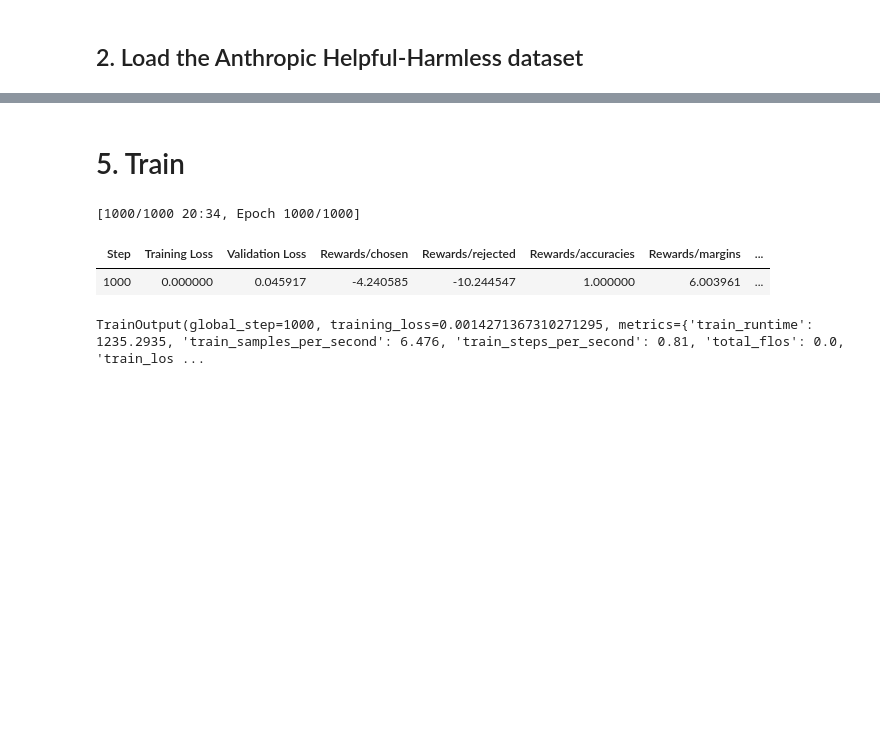
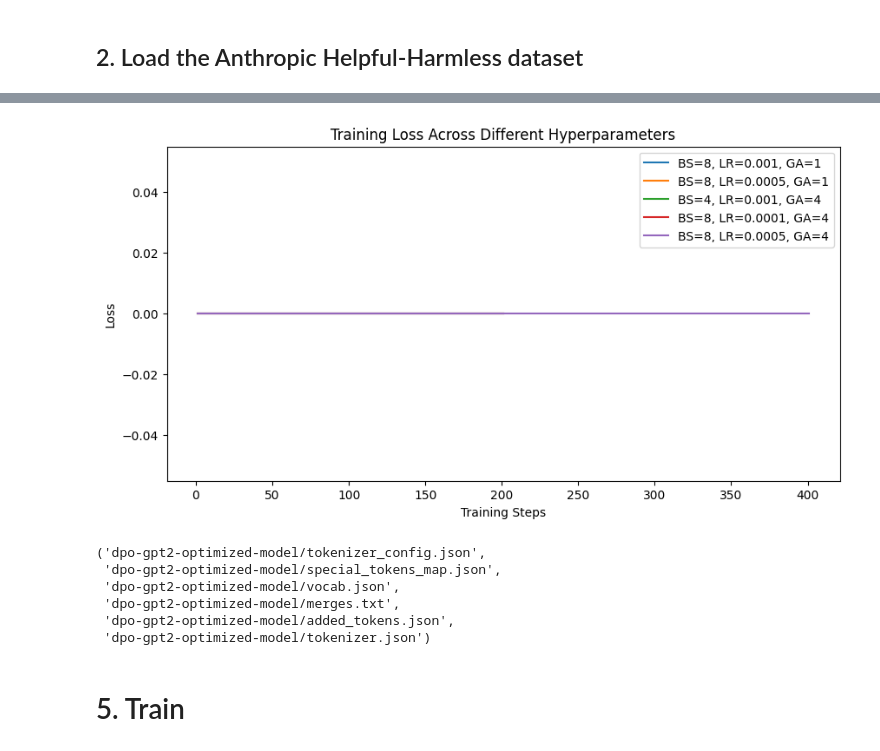
Before and after one commit to MyaMjechal/nlp-a5-optimization-human-preference, a Jupyter notebook: 04-DPO.ipynb, the cells around one changed output, grey strips where cells are left out. Cells and saved outputs as stored; diff of their text form; code cells hidden in the pictures; blank space fills up the shorter version.

Commit message:
DPO train v2

```diff
--- a/04-DPO.ipynb
+++ b/04-DPO.ipynb
@@ -157,7 +138,7 @@ def get_hh(split: str, sanity_check: bool = False, silent: bool = False, cache_d
 
     dataset = load_dataset("Anthropic/hh-rlhf", split=split, cache_dir=cache_dir)
     if sanity_check:
-        dataset = dataset.select(range(min(len(dataset), 1000)))
+        dataset = dataset.select(range(min(len(dataset), 10))) # 10 as small subset for quick experiments
 
     def split_prompt_and_responses(sample) -> Dict[str, str]:
         prompt = extract_anthropic_prompt(sample["chosen"])
@@ -191 +172,20 @@ Dataset({
+# %%
+hyperparams = [
+    {"per_device_train_batch_size": 8, "learning_rate": 1e-3, "gradient_accumulation_steps": 1, "max_steps": 1000},  # Baseline setting
+    {"per_device_train_batch_size": 8, "learning_rate": 5e-4, "gradient_accumulation_steps": 1, "max_steps": 1000},  # Lower LR
+    {"per_device_train_batch_size": 4, "learning_rate": 1e-3, "gradient_accumulation_steps": 4, "max_steps": 1000},  # Smaller batch + accumulation
+    {"per_device_train_batch_size": 8, "learning_rate": 1e-4, "gradient_accumulation_steps": 4, "max_steps": 1000},  # Lower LR + accumulation
+    {"per_device_train_batch_size": 8, "learning_rate": 5e-4, "gradient_accumulation_steps": 4, "max_steps": 2000},  # More training steps
+]
+
+
+max_length= 512
+max_prompt_length = 128
+max_target_length =128
+label_pad_token_id = 100
+# instrumentation
+sanity_check = True
+report_to = None
+gradient_checkpointing = None
+beta = 0.1
 # %%
@@ -226,0 +227,3 @@ training_args = DPOConfig(
+# %%
+best_loss = float("inf")  # Initialize with a high value
+best_hyperparams = None
@@ -227,3 +302,31 @@ training_args = DPOConfig(
+# %%
+import matplotlib.pyplot as plt
+
+
+# Plot training loss trends
+plt.figure(figsize=(10, 5))
+for res in results:
+    losses = [x["loss"] for x in res["train_loss"] if "loss" in x]
+    steps = list(range(1, len(losses) + 1))
+    plt.plot(steps, losses, label=f"BS={res['per_device_train_batch_size']}, LR={res['learning_rate']}, GA={res['gradient_accumulation_steps']}")
+
+plt.xlabel("Training Steps")
+plt.ylabel("Loss")
+plt.title("Training Loss Across Different Hyperparameters")
+plt.legend()
+plt.show()
+# %% [output]
+[figure, added]
+# %%
+model.save_pretrained("dpo-gpt2-optimized-model")
+tokenizer.save_pretrained("dpo-gpt2-optimized-model")
+# %% [output]
+('dpo-gpt2-optimized-model/tokenizer_config.json',
+ 'dpo-gpt2-optimized-model/special_tokens_map.json',
+ 'dpo-gpt2-optimized-model/vocab.json',
+ 'dpo-gpt2-optimized-model/merges.txt',
+ 'dpo-gpt2-optimized-model/added_tokens.json',
+ 'dpo-gpt2-optimized-model/tokenizer.json')
 # %%
 # dpo_trainer = DPOTrainer(
 #     model,
@@ -250,9 +353,2 @@ dpo_trainer = DPOTrainer(
 # %% [markdown]
 # 5. Train
-# %%
-dpo_trainer.train()
-# %% [output]
-[1000/1000 20:34, Epoch 1000/1000]
-| Step | Training Loss | Validation Loss | Rewards/chosen | Rewards/rejected | Rewards/accuracies | Rewards/margins | ... |
-| 1000 | 0.000000 | 0.045917 | -4.240585 | -10.244547 | 1.000000 | 6.003961 | ... |
-TrainOutput(global_step=1000, training_loss=0.0014271367310271295, metrics={'train_runtime': 1235.2935, 'train_samples_per_second': 6.476, 'train_steps_per_second': 0.81, 'total_flos': 0.0, 'train_los ...
```
Also changed, not shown: parts of 17 cells of this notebook.
